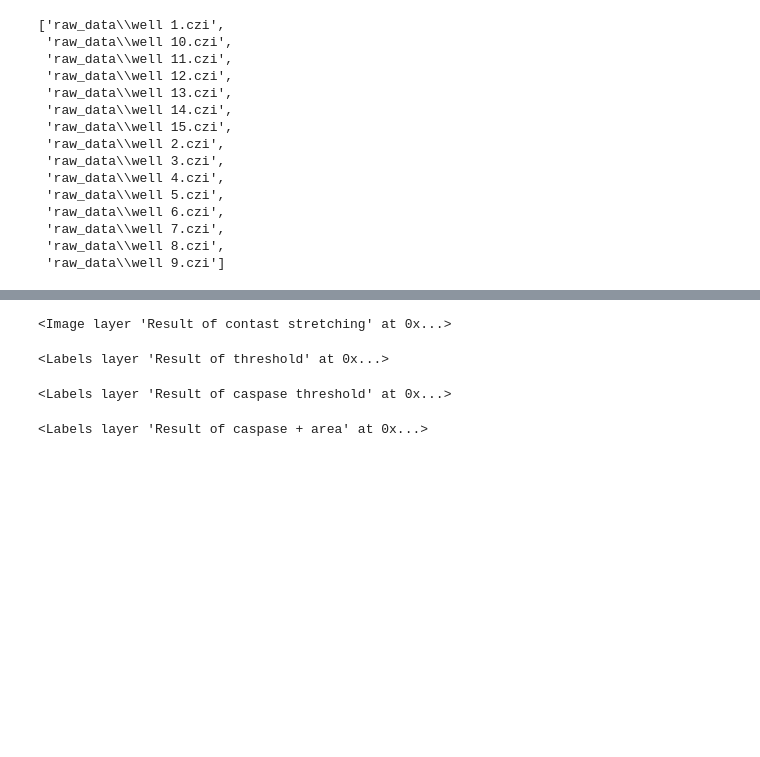
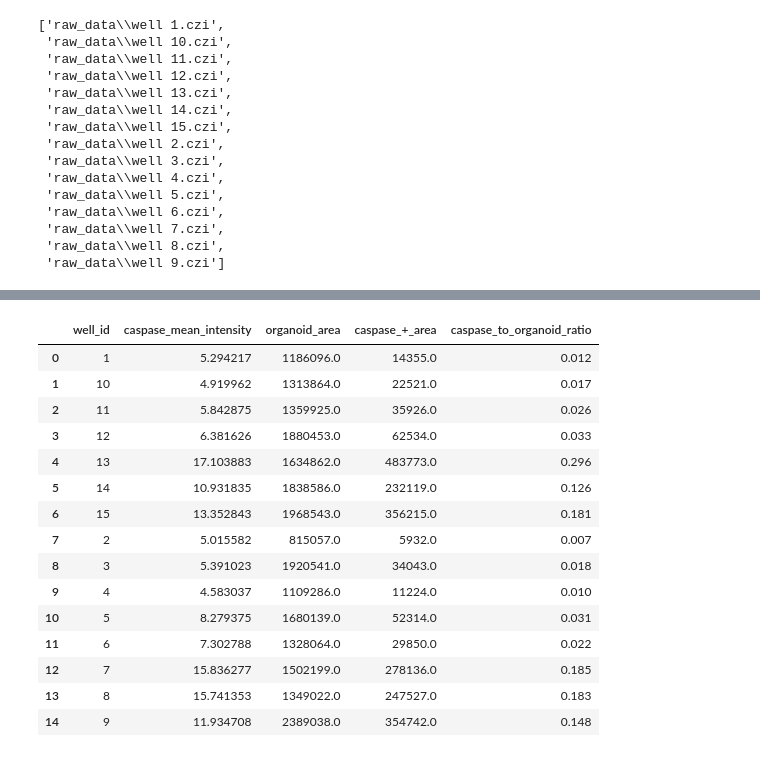
Before and after one commit to adiezsanchez/PDAC_organoids_caspase, a Jupyter notebook: caspase_analysis.ipynb, the cells around one changed output, grey strips where cells are left out. Drawn from its saved outputs; the diff is of its cells as text; code cells hidden in the pictures; blank space fills up the shorter version.

```diff
--- a/caspase_analysis.ipynb
+++ b/caspase_analysis.ipynb
@@ -63,35 +124,0 @@ viewer.add_image(caspase_mip)
-# %%
-# Perform Gaussian Blur over nuclei_mip to get the outlines of the organoid shapes
-
-gaussian_sigma_nuclei = 15
-
-post_gaussian_img = skimage.filters.gaussian(nuclei_mip, sigma=gaussian_sigma_nuclei)
-viewer.add_image(post_gaussian_img, name='Result of gaussian_blur')
-
-# Apply Contrast Stretching to improve detection upon binarization
-p2, p98 = np.percentile(post_gaussian_img, (2, 98))
-img_rescale = exposure.rescale_intensity(post_gaussian_img, in_range=(p2, p98))
-viewer.add_image(img_rescale, name='Result of contast stretching')
-
-
-# Apply Otsu Thresholding to segment the organoid mask
-
-# organoid_mask = nsbatwm.threshold_otsu(img_rescale)
-# viewer.add_labels(organoid_mask, name='Result of threshold_otsu')
-# %% [output]
-<Image layer 'Result of contast stretching' at 0x...>
-# %%
-organoid_mask = img_rescale > 0.2
-viewer.add_labels(organoid_mask, name='Result of threshold')
-# %% [output]
-<Labels layer 'Result of threshold' at 0x...>
-# %%
-post_mean_filter_caspase = None
-post_mean_filter_caspase = cle.mean_box(caspase_mip, post_mean_filter_caspase, 2, 2, 0)
-viewer.add_image(post_mean_filter_caspase, name='Result of box mean filter')
-post_mean_filter_caspase = cle.pull(post_mean_filter_caspase)
-
-caspase_mask = post_mean_filter_caspase > 15
-viewer.add_labels(caspase_mask, name='Result of caspase threshold')
-# %% [output]
-<Labels layer 'Result of caspase threshold' at 0x...>
@@ -100,4 +125,19 @@ caspase_pos_area = (caspase_mask == 1) & (organoid_mask == 1)
-# %%
-viewer.add_labels(caspase_pos_area, name='Result of caspase + area')
-# %% [output]
-<Labels layer 'Result of caspase + area' at 0x...>
+# %%
+concatenated_df
+# %% [output]
+|  | well_id | caspase_mean_intensity | organoid_area | caspase_+_area | caspase_to_organoid_ratio |
+| 0 | 1 | 5.294217 | 1186096.0 | 14355.0 | 0.012 |
+| 1 | 10 | 4.919962 | 1313864.0 | 22521.0 | 0.017 |
+| 2 | 11 | 5.842875 | 1359925.0 | 35926.0 | 0.026 |
+| 3 | 12 | 6.381626 | 1880453.0 | 62534.0 | 0.033 |
+| 4 | 13 | 17.103883 | 1634862.0 | 483773.0 | 0.296 |
+| 5 | 14 | 10.931835 | 1838586.0 | 232119.0 | 0.126 |
+| 6 | 15 | 13.352843 | 1968543.0 | 356215.0 | 0.181 |
+| 7 | 2 | 5.015582 | 815057.0 | 5932.0 | 0.007 |
+| 8 | 3 | 5.391023 | 1920541.0 | 34043.0 | 0.018 |
+| 9 | 4 | 4.583037 | 1109286.0 | 11224.0 | 0.010 |
+| 10 | 5 | 8.279375 | 1680139.0 | 52314.0 | 0.031 |
+| 11 | 6 | 7.302788 | 1328064.0 | 29850.0 | 0.022 |
+| 12 | 7 | 15.836277 | 1502199.0 | 278136.0 | 0.185 |
+| 13 | 8 | 15.741353 | 1349022.0 | 247527.0 | 0.183 |
+| 14 | 9 | 11.934708 | 2389038.0 | 354742.0 | 0.148 |
```
Also changed, not shown: parts of 8 cells of this notebook.
